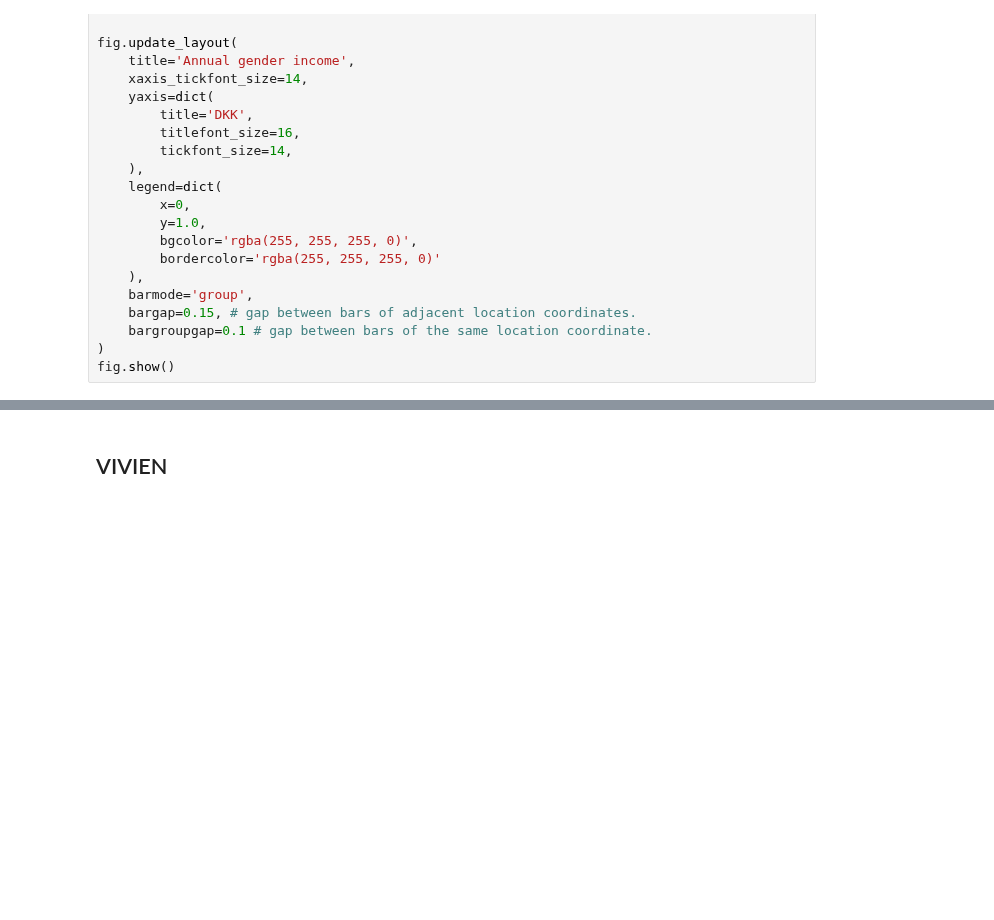
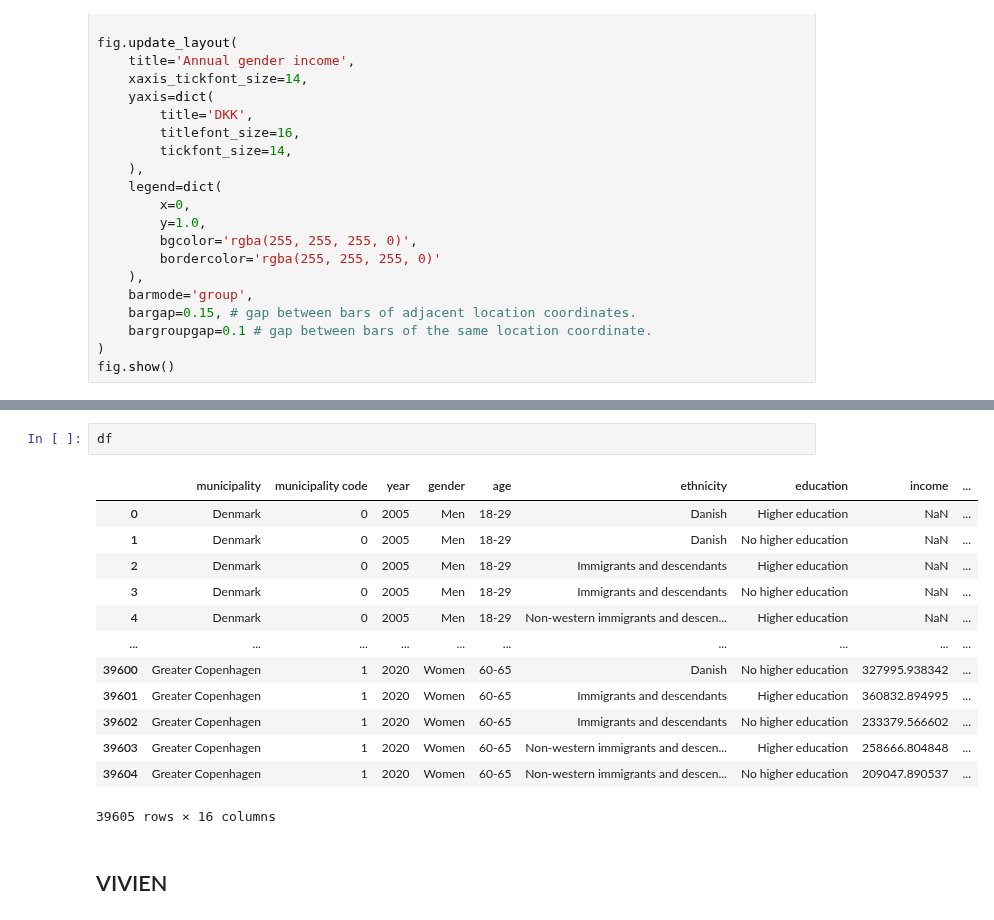
Before and after one commit to vivivaradi/socialdata2023, a Jupyter notebook: assignments/cph_vs_dk.ipynb, the cells around one changed output, grey strips where cells are left out. Saved outputs shown, nothing was run; the diff lists cells and outputs as text; blank space fills up the shorter version.

```diff
--- a/assignments/cph_vs_dk.ipynb
+++ b/assignments/cph_vs_dk.ipynb
@@ -440,5 +440,21 @@ fig.update_layout(
 )
 
 fig.show()
+# %%
+df
+# %% [output]
+|  | municipality | municipality code | year | gender | age | ethnicity | education | income | ... |
+| 0 | Denmark | 0 | 2005 | Men | 18-29 | Danish | Higher education | NaN | ... |
+| 1 | Denmark | 0 | 2005 | Men | 18-29 | Danish | No higher education | NaN | ... |
+| 2 | Denmark | 0 | 2005 | Men | 18-29 | Immigrants and descendants | Higher education | NaN | ... |
+| 3 | Denmark | 0 | 2005 | Men | 18-29 | Immigrants and descendants | No higher education | NaN | ... |
+| 4 | Denmark | 0 | 2005 | Men | 18-29 | Non-western immigrants and descen... | Higher education | NaN | ... |
+| ... | ... | ... | ... | ... | ... | ... | ... | ... | ... |
+| 39600 | Greater Copenhagen | 1 | 2020 | Women | 60-65 | Danish | No higher education | 327995.938342 | ... |
+| 39601 | Greater Copenhagen | 1 | 2020 | Women | 60-65 | Immigrants and descendants | Higher education | 360832.894995 | ... |
+| 39602 | Greater Copenhagen | 1 | 2020 | Women | 60-65 | Immigrants and descendants | No higher education | 233379.566602 | ... |
+| 39603 | Greater Copenhagen | 1 | 2020 | Women | 60-65 | Non-western immigrants and descen... | Higher education | 258666.804848 | ... |
+| 39604 | Greater Copenhagen | 1 | 2020 | Women | 60-65 | Non-western immigrants and descen... | No higher education | 209047.890537 | ... |
+39605 rows × 16 columns
 # %% [markdown]
 ## VIVIEN
```
Also changed, not shown: parts of 1 cell of this notebook.
